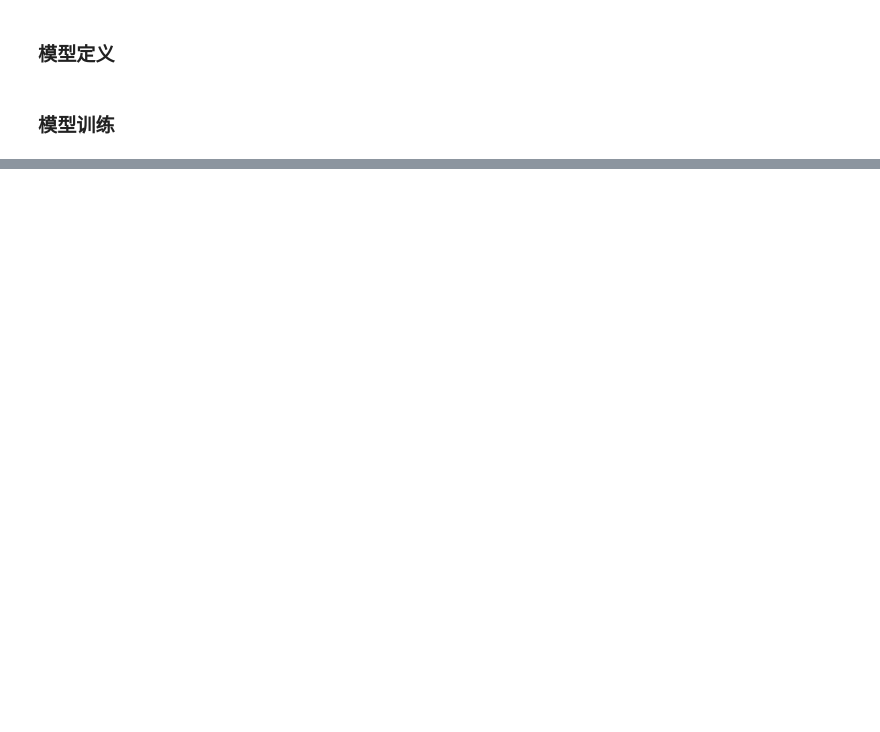
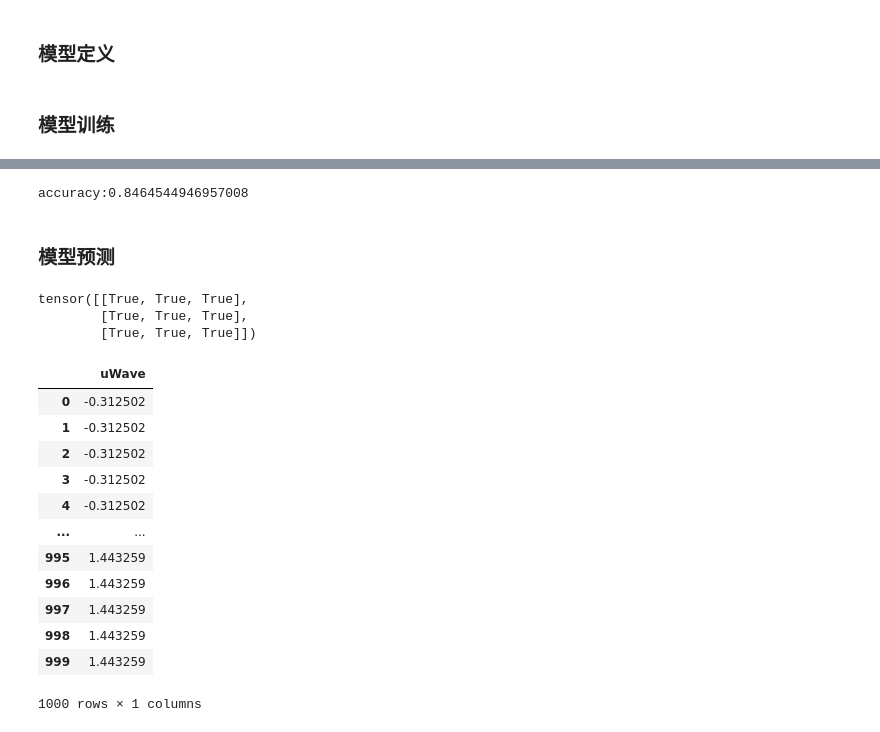
Before and after one commit to caoyuyu2021/src, a Jupyter notebook: 01.python/05.practice/02.time_series/src/15.时间序列.ipynb, the cells around one changed output, grey strips where cells are left out. Drawn from its saved outputs; the diff is of its cells as text; code cells hidden in the pictures; blank space fills up the shorter version.

```diff
--- a/01.python/05.practice/02.time_series/src/15.时间序列.ipynb
+++ b/01.python/05.practice/02.time_series/src/15.时间序列.ipynb
@@ -883,0 +1056,25 @@ KeyboardInterrupt:
+# %%
+# 构造参数字典
+params6 = {
+    "test_args": {
+        "model": model,
+        "test_loader": test_loader,
+        'device': 'cpu',
+        'test_path': '../outputs/results/TimesNet_C'
+    }
+}
+accuracy = test(**params6)
+# %% [output]
+accuracy:0.8464544946957008
+# %% [markdown]
+### 模型预测
+# %%
+import torch
+
+# 创建全是True的掩码
+tensor = torch.ones(3, 3, dtype=torch.bool)
+print(tensor)
+# %% [output]
+tensor([[True, True, True],
+        [True, True, True],
+        [True, True, True]])
@@ -883,0 +1130,18 @@ KeyboardInterrupt:
+# %%
+data_path = "../data/UWaveGestureLibraryPart.csv"
+ts_data = pd.read_csv(data_path)
+ts_data
+# %% [output]
+|  | uWave |
+| 0 | -0.312502 |
+| 1 | -0.312502 |
+| 2 | -0.312502 |
+| 3 | -0.312502 |
+| 4 | -0.312502 |
+| ... | ... |
+| 995 | 1.443259 |
+| 996 | 1.443259 |
+| 997 | 1.443259 |
+| 998 | 1.443259 |
+| 999 | 1.443259 |
+1000 rows × 1 columns
```
Also changed, not shown: parts of 29 cells of this notebook, 7 other files.
